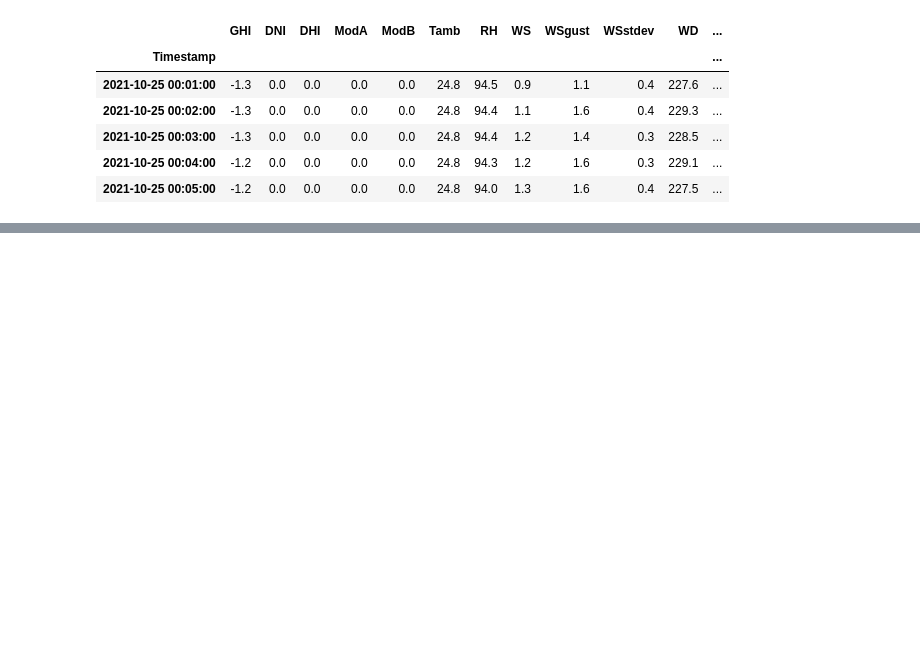
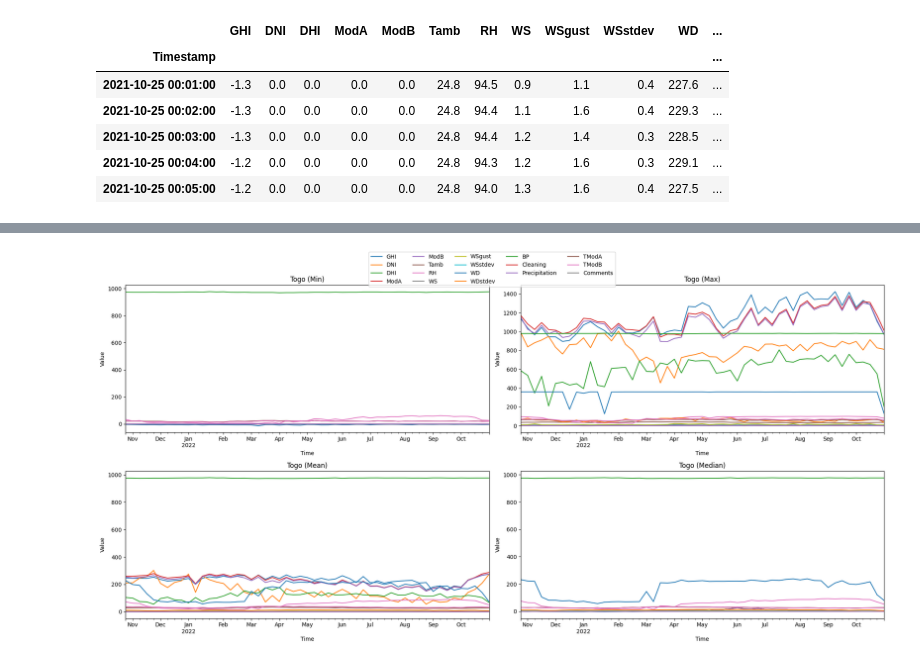
Before and after one commit to wendirad/solar-farm-insight, a Jupyter notebook: notebooks/analysis.ipynb, the cells around one changed output, grey strips where cells are left out. Saved outputs shown, nothing was run; the diff lists cells and outputs as text; code cells hidden in the pictures; blank space fills up the shorter version.

```diff
--- a/notebooks/analysis.ipynb
+++ b/notebooks/analysis.ipynb
@@ -94,0 +196,12 @@ Togo: (525600, 18)
+# %%
+plot_statistical_summary(
+    dataframe=tg_df,
+    resample_period="1W",
+    aggregation_methods=["min", "max", "mean", "median"],
+    xlabel="Time",
+    ylabel="Value",
+    title="Togo",
+    figsize=(20, 5),
+)
+# %% [output]
+[figure, added]
```
Also changed, not shown: parts of 13 cells of this notebook, 1 other file.
